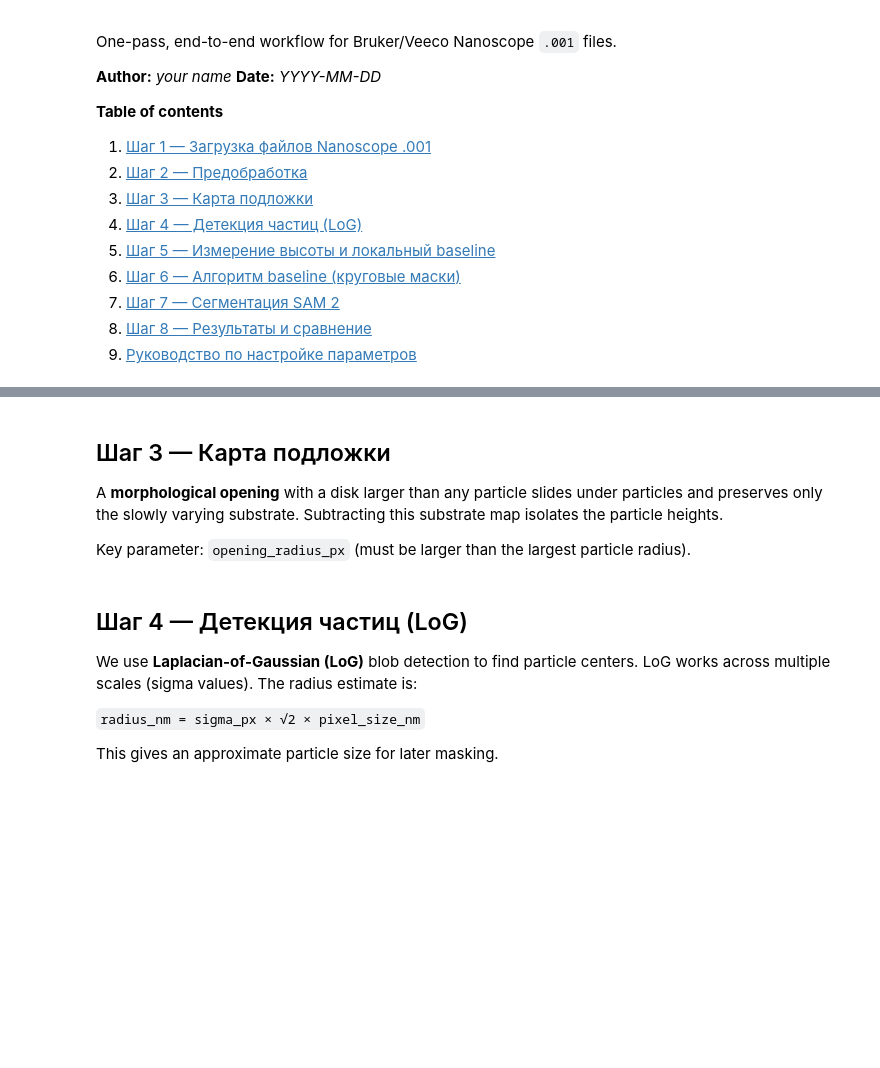
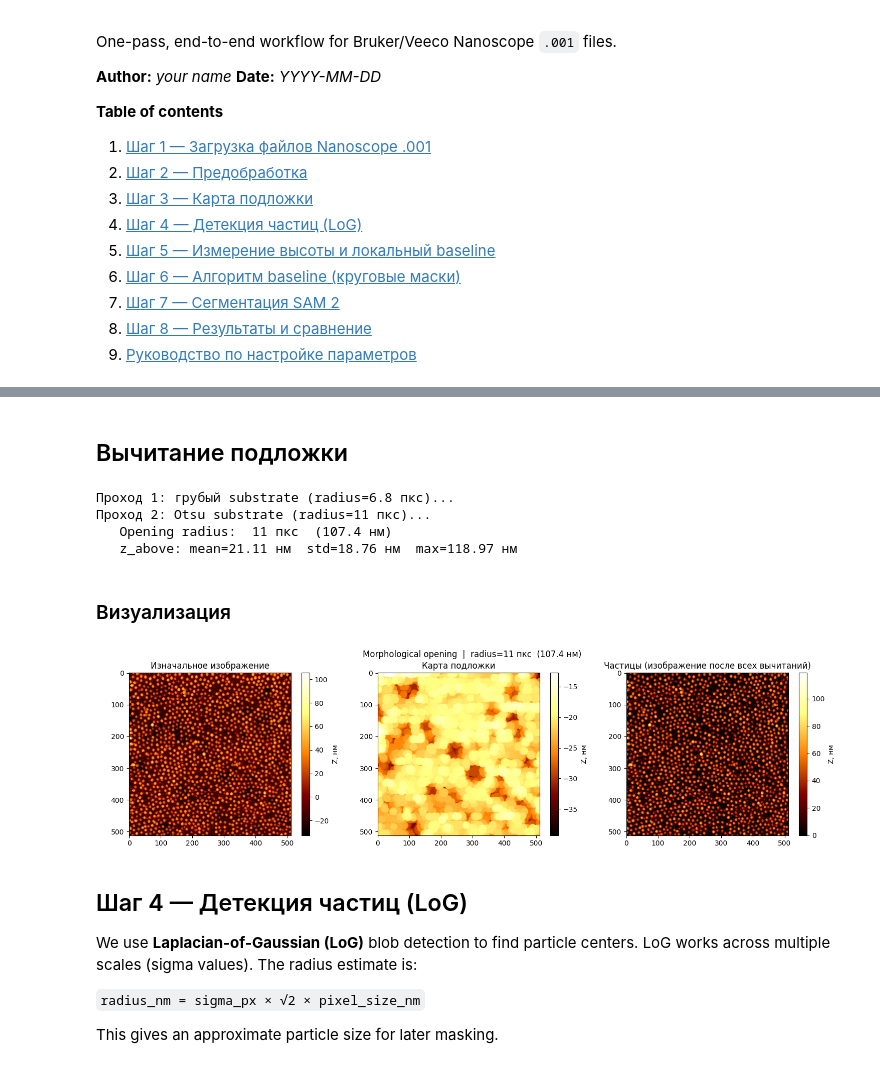
Before and after one commit to ifidontrelapse/AFM-analysis, a Jupyter notebook: afm_gold_nanoparticles.ipynb, the cells around one changed output, grey strips where cells are left out. Cells and saved outputs as stored; diff of their text form; code cells hidden in the pictures; blank space fills up the shorter version.

Commit message:
morphological opening

```diff
--- a/afm_gold_nanoparticles.ipynb
+++ b/afm_gold_nanoparticles.ipynb
@@ -336,8 +97,9 @@ z_raw = z.copy()
 
 z_plane = flatten_plane(z_raw)
 z_flat = flatten_lines(z_plane, poly_order=POLY_ORDER)
+substrate, z_result, opening_radius, sizes = build_substrate_map(
+    z_flat, pixel_size_nm
+)
 
-plot_afm_height(z_raw, pixel_size_nm=1, title="Raw AFM", center_zero=False)
-plot_afm_height(z_plane, pixel_size_nm=1, title="After plane flattening", center_zero=False)
-plot_afm_height(z_flat, pixel_size_nm=1, title="After line flattening", center_zero=False)
+print('Изменение среднего значения:', z.mean() - z_result.mean(), 'нм')
 # %% [output]
@@ -347,41 +107,38 @@ plot_afm_height(z_flat, pixel_size_nm=1, title="After line flattening", center_z
 # %% [markdown]
-## Шаг 3 — Карта подложки
-A **morphological opening** with a disk larger than any particle slides under
-particles and preserves only the slowly varying substrate. Subtracting this
-substrate map isolates the particle heights.
-
-Key parameter: `opening_radius_px` (must be larger than the largest particle radius).
+## Вычитание подложки
 # %%
-opening_radius_px = int(CFG['opening_radius_px'])
-substrate = get_substrate_map(z_flat, opening_radius_px)
-z_above = z_flat - substrate
 
-if opening_radius_px < max(5, min(z_flat.shape) // 30):
-    print("Warning: opening_radius_px may be too small for this image size.")
 
-fig, axes = plt.subplots(1, 3, figsize=(12, 4))
-
-im0 = axes[0].imshow(z_flat, cmap='afmhot', extent=nm_extent(z_flat, pixel_size_nm))
-axes[0].set_title("Flattened Z (nm)")
-axes[0].set_xlabel("x (nm)")
-axes[0].set_ylabel("y (nm)")
-plt.colorbar(im0, ax=axes[0], label="height (nm)")
-
-im1 = axes[1].imshow(substrate, cmap='afmhot', extent=nm_extent(substrate, pixel_size_nm))
-axes[1].set_title(f"Substrate (radius {opening_radius_px} px)")
-axes[1].set_xlabel("x (nm)")
-axes[1].set_ylabel("y (nm)")
-plt.colorbar(im1, ax=axes[1], label="height (nm)")
-
-im2 = axes[2].imshow(z_above, cmap='afmhot', extent=nm_extent(z_above, pixel_size_nm))
-axes[2].set_title("Above-substrate Z (nm)")
-axes[2].set_xlabel("x (nm)")
-axes[2].set_ylabel("y (nm)")
-plt.colorbar(im2, ax=axes[2], label="height (nm)")
-
-plt.tight_layout()
-plt.show()
-print("Substrate estimation complete.")
+# ── Запуск ─────────────────────────────────────────────────────
+# %% [output]
+Проход 1: грубый substrate (radius=6.8 пкс)...
+Проход 2: Otsu substrate (radius=11 пкс)...
+   Opening radius:  11 пкс  (107.4 нм)
+   z_above: mean=21.11 нм  std=18.76 нм  max=118.97 нм
+# %% [markdown]
+### Визуализация
+# %%
+# ── Визуализация ───────────────────────────────────────────────
+fig, axes = plt.subplots(1, 3, figsize=(15, 4))
+
+for ax, data, title in zip(
+    axes,
+    [z, substrate, z_result],
+    ["Изначальное изображение", "Карта подложки", "Частицы (изображение после всех вычитаний)"]
+):
+    im = ax.imshow(data, cmap="afmhot", origin="upper")
+    plt.colorbar(im, ax=ax, label="Z, нм")
+    ax.set_title(title)
+
+plt.suptitle(
+    f"Morphological opening  |  radius={opening_radius} пкс  "
+    f"({opening_radius * pixel_size_nm:.1f} нм)",
+    fontsize=12
+)
+plt.tight_layout()
+plt.show()
+# %% [output]
+[figure, added]
 # %% [markdown]
 ## Шаг 4 — Детекция частиц (LoG)
 We use **Laplacian-of-Gaussian (LoG)** blob detection to find particle centers.
```
Also changed, not shown: parts of 11 cells of this notebook, 6 other files.
